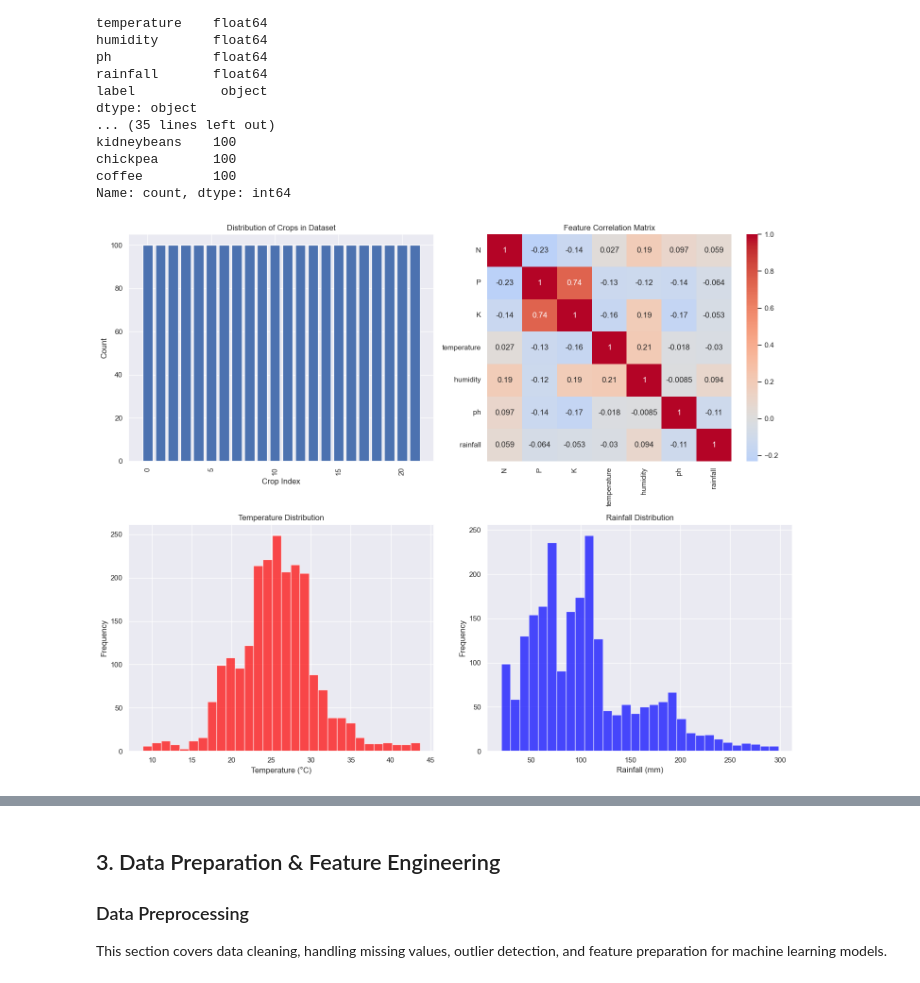
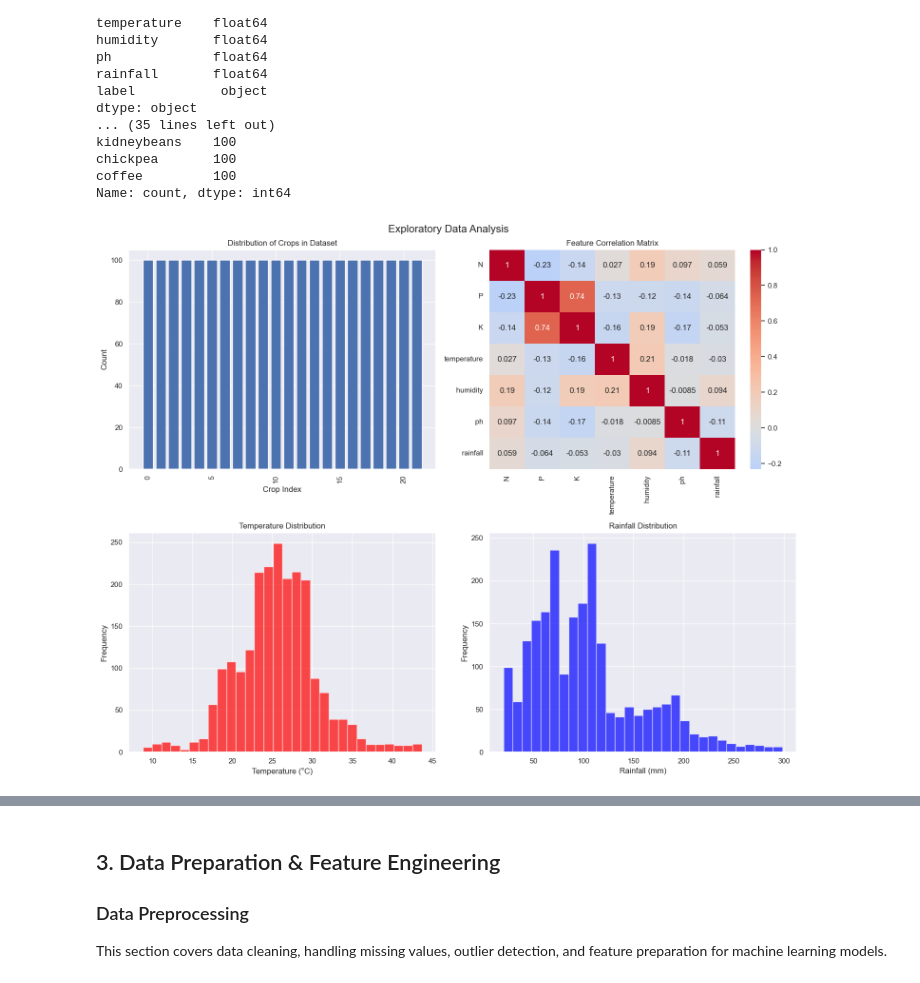
Before and after one commit to victorhg/aai-510-final-project-group4, a Jupyter notebook: notebooks/COMBINED.ipynb, the cells around one changed output, grey strips where cells are left out. Cells and saved outputs as stored; diff of their text form; code cells hidden in the pictures.

```diff
--- a/notebooks/COMBINED.ipynb
+++ b/notebooks/COMBINED.ipynb
@@ -144,34 +157,35 @@ Name: count, dtype: int64
 fig, axes = plt.subplots(2, 2, figsize=(15, 12))
 
 # Distribution of crops
 crop_counts = df['label'].value_counts()
 axes[0, 0].bar(range(len(crop_counts)), crop_counts.values)
 axes[0, 0].set_title('Distribution of Crops in Dataset')
 axes[0, 0].set_xlabel('Crop Index')
 axes[0, 0].set_ylabel('Count')
 axes[0, 0].tick_params(axis='x', rotation=90)
 
 # Correlation heatmap of numeric features
 numeric_cols = df.select_dtypes(include=[np.number]).columns
 correlation_matrix = df[numeric_cols].corr()
 sns.heatmap(correlation_matrix, annot=True, cmap='coolwarm', center=0, ax=axes[0, 1])
 axes[0, 1].set_title('Feature Correlation Matrix')
 
 # Distribution of key features
 axes[1, 0].hist(df['temperature'], bins=30, alpha=0.7, color='red')
 axes[1, 0].set_title('Temperature Distribution')
 axes[1, 0].set_xlabel('Temperature (°C)')
 axes[1, 0].set_ylabel('Frequency')
 
 axes[1, 1].hist(df['rainfall'], bins=30, alpha=0.7, color='blue')
 axes[1, 1].set_title('Rainfall Distribution')
 axes[1, 1].set_xlabel('Rainfall (mm)')
 axes[1, 1].set_ylabel('Frequency')
 
+plt.suptitle('Exploratory Data Analysis', fontsize=16)
 plt.tight_layout()
 plt.show()
 # %% [output]
-[figure, old version]
+[figure, new version]
 # %%
 # Nutrient distribution analysis
 fig, axes = plt.subplots(2, 2, figsize=(15, 10))
```
Also changed, not shown: parts of 6 cells of this notebook.
